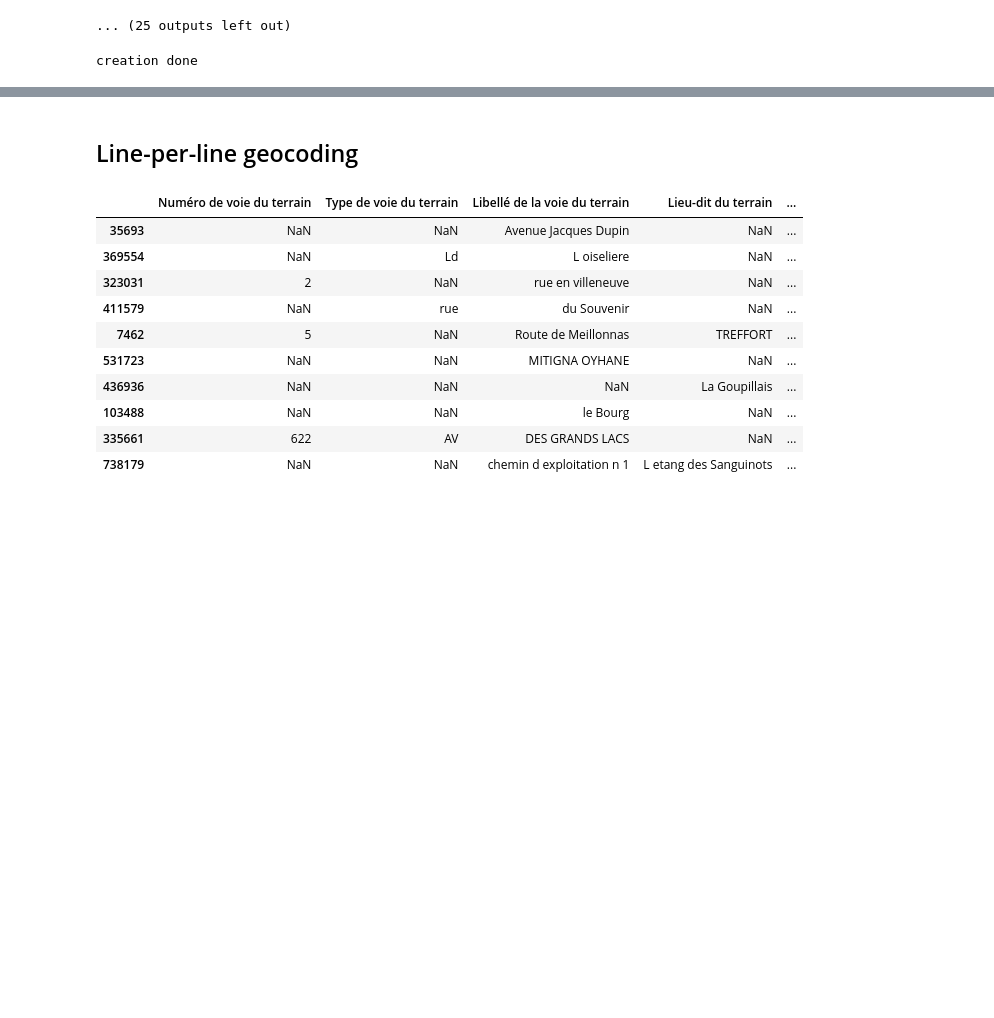
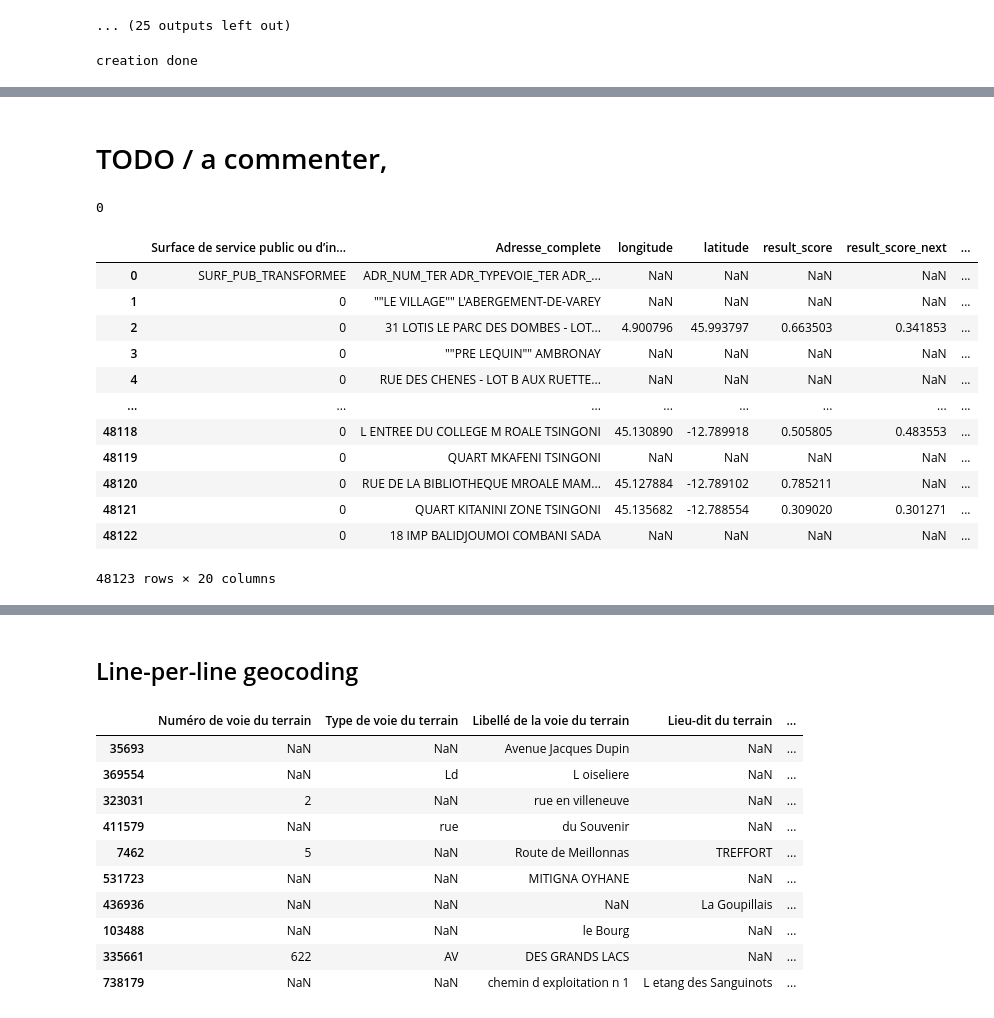
Before and after one commit to m-ligeret/price-signals-construction-activity, a Jupyter notebook: preprocessing-geocoding.ipynb, the cells around one changed output, grey strips where cells are left out. Drawn from its saved outputs; the diff is of its cells as text; code cells hidden in the pictures; blank space fills up the shorter version.

```diff
--- a/preprocessing-geocoding.ipynb
+++ b/preprocessing-geocoding.ipynb
@@ -151,0 +212,10 @@ creation done
+# %% [markdown]
+# TODO / a commenter,
+# %%
+from io import BytesIO
+
+csv_buffer = BytesIO()
+df_errors.to_csv(csv_buffer, index=False)
+csv_buffer.seek(0)
+# %% [output]
+0
@@ -151,0 +244,16 @@ creation done
+# %%
+df_errors.loc[:,df_errors.columns[100:]]
+# %% [output]
+|  | Surface de service public ou d’in... | Adresse_complete | longitude | latitude | result_score | result_score_next | ... |
+| 0 | SURF_PUB_TRANSFORMEE | ADR_NUM_TER ADR_TYPEVOIE_TER ADR_... | NaN | NaN | NaN | NaN | ... |
+| 1 | 0 | ""LE VILLAGE"" L'ABERGEMENT-DE-VAREY | NaN | NaN | NaN | NaN | ... |
+| 2 | 0 | 31 LOTIS LE PARC DES DOMBES - LOT... | 4.900796 | 45.993797 | 0.663503 | 0.341853 | ... |
+| 3 | 0 | ""PRE LEQUIN"" AMBRONAY | NaN | NaN | NaN | NaN | ... |
+| 4 | 0 | RUE DES CHENES - LOT B AUX RUETTE... | NaN | NaN | NaN | NaN | ... |
+| ... | ... | ... | ... | ... | ... | ... | ... |
+| 48118 | 0 | L ENTREE DU COLLEGE M ROALE TSINGONI | 45.130890 | -12.789918 | 0.505805 | 0.483553 | ... |
+| 48119 | 0 | QUART MKAFENI TSINGONI | NaN | NaN | NaN | NaN | ... |
+| 48120 | 0 | RUE DE LA BIBLIOTHEQUE MROALE MAM... | 45.127884 | -12.789102 | 0.785211 | NaN | ... |
+| 48121 | 0 | QUART KITANINI ZONE TSINGONI | 45.135682 | -12.788554 | 0.309020 | 0.301271 | ... |
+| 48122 | 0 | 18 IMP BALIDJOUMOI COMBANI SADA | NaN | NaN | NaN | NaN | ... |
+48123 rows × 20 columns
```
Also changed, not shown: parts of 34 cells of this notebook, 2 other files.
